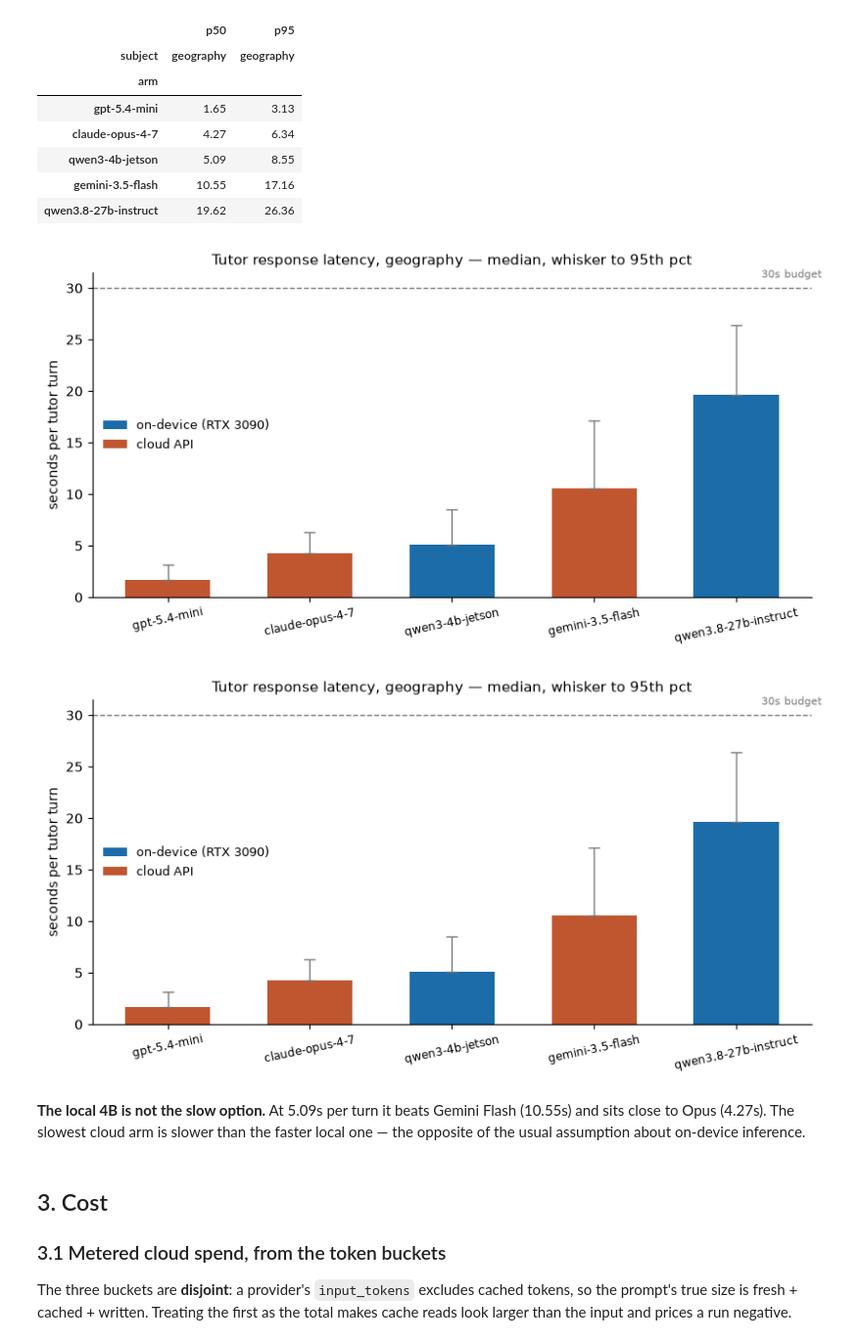
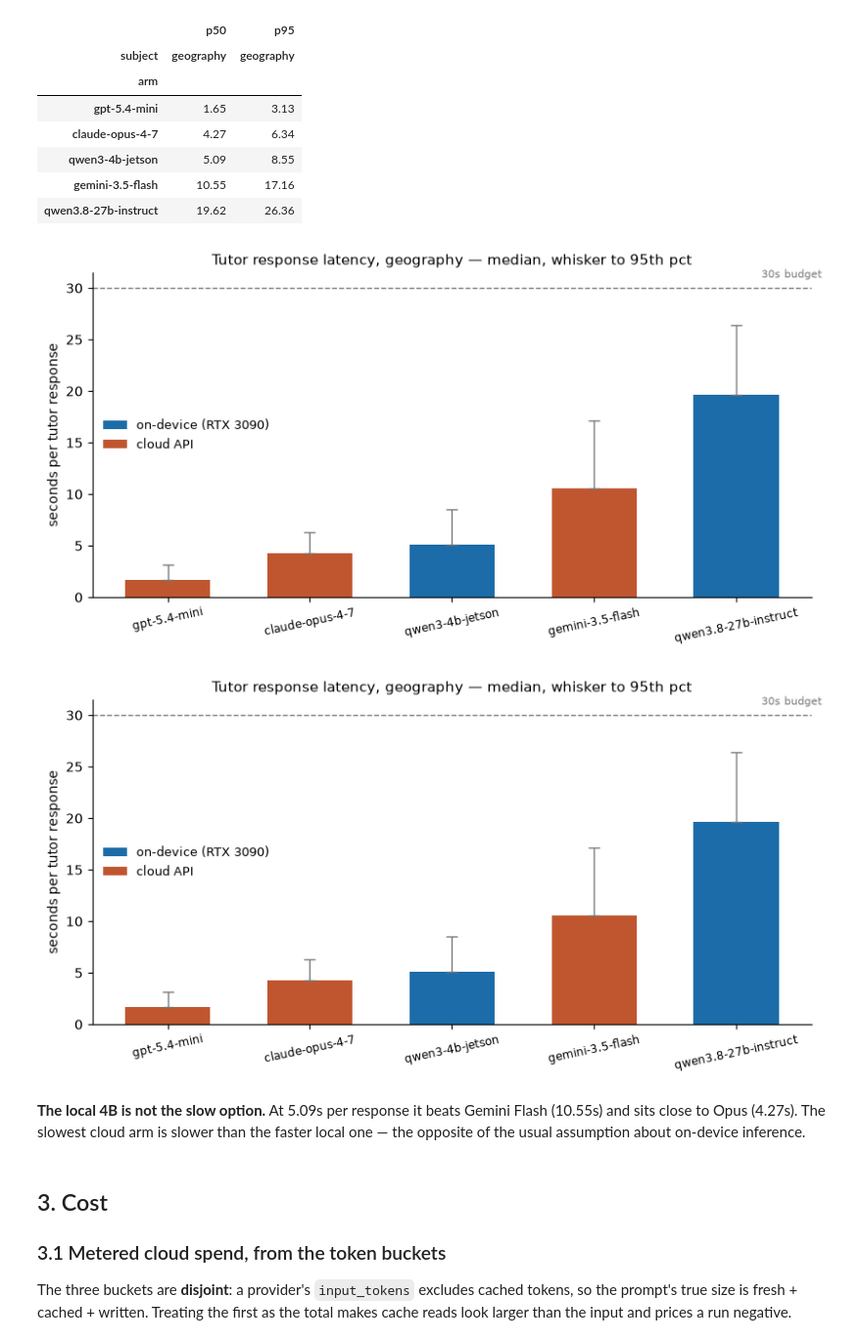
Before and after one commit to eai6/ai-tutor, a Jupyter notebook: offline_eval/ANALYSIS.ipynb, the cells around one changed output. Shown at 98% size. Drawn from its saved outputs; the diff is of its cells as text; code cells hidden in the pictures.

```diff
--- a/offline_eval/ANALYSIS.ipynb
+++ b/offline_eval/ANALYSIS.ipynb
@@ -151,7 +158,7 @@ The number a student actually waits for one tutor reply.
 TUTOR_ROLE = "tutor"      # transcript roles are tutor/student
 lat = (msgs[msgs.role == TUTOR_ROLE]
             .groupby(["subject", "arm"])["sec"]
-            .agg(turns="size", p50="median",
+            .agg(responses="size", p50="median",
                  p95=lambda s: s.quantile(0.95), max="max")
             .round(2).reset_index())
 lat_wide = lat.pivot(index="arm", columns="subject",
@@ -169,30 +176,30 @@ lat_wide
 # %%
 arms = list(lat_wide.index)
 fig, ax = plt.subplots(figsize=(8.4, 4.4))
 p50 = [lat_wide.loc[a, ("p50", "geography")] for a in arms]
 p95 = [lat_wide.loc[a, ("p95", "geography")] for a in arms]
 ax.bar(range(len(arms)), p50, 0.6,
        yerr=[[0]*len(p50), [b - a for a, b in zip(p50, p95)]],
        color=[LOCAL if IS_LOCAL(a) else CLOUD for a in arms],
        capsize=4, error_kw={"ecolor": GREY, "lw": 1})
 from matplotlib.patches import Patch
 ax.legend(handles=[Patch(facecolor=LOCAL, label="on-device (RTX 3090)"),
                    Patch(facecolor=CLOUD, label="cloud API")],
           fontsize=9, frameon=False)
 ax.set_xticks(range(len(arms))); ax.set_xticklabels(arms, fontsize=8.5, rotation=12)
-ax.set_ylabel("seconds per tutor turn")
+ax.set_ylabel("seconds per tutor response")
 ax.set_title("Tutor response latency, geography — median, whisker to 95th pct",
              fontsize=11)
 ax.axhline(30, ls="--", lw=1, color=GREY)
 ax.text(len(arms)-0.4, 31, "30s budget", fontsize=8, color=GREY, ha="right")
 for s in ("top", "right"): ax.spines[s].set_visible(False)
 fig.tight_layout(); fig.savefig("figures/fig1_latency.png", dpi=200)
 fig
 # %% [output]
-[figure, old version]
+[figure, new version]
-[figure, old version]
+[figure, new version]
 # %% [markdown]
-**The local 4B is not the slow option.** At 5.09s per turn it beats Gemini
+**The local 4B is not the slow option.** At 5.09s per response it beats Gemini
 Flash (10.55s) and sits close to Opus (4.27s). The slowest cloud arm is slower
 than the faster local one — the opposite of the usual assumption about
 on-device inference.
```
Also changed, not shown: parts of 7 cells of this notebook, 7 other files.
